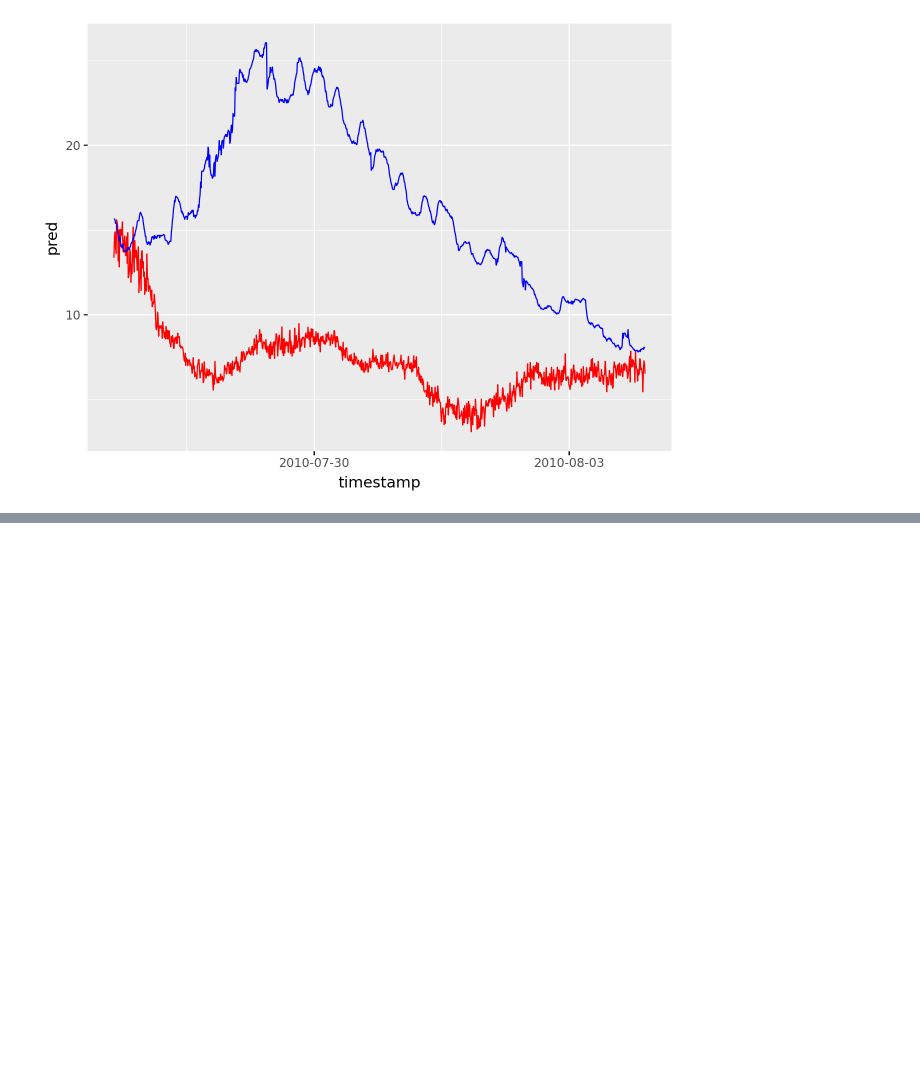
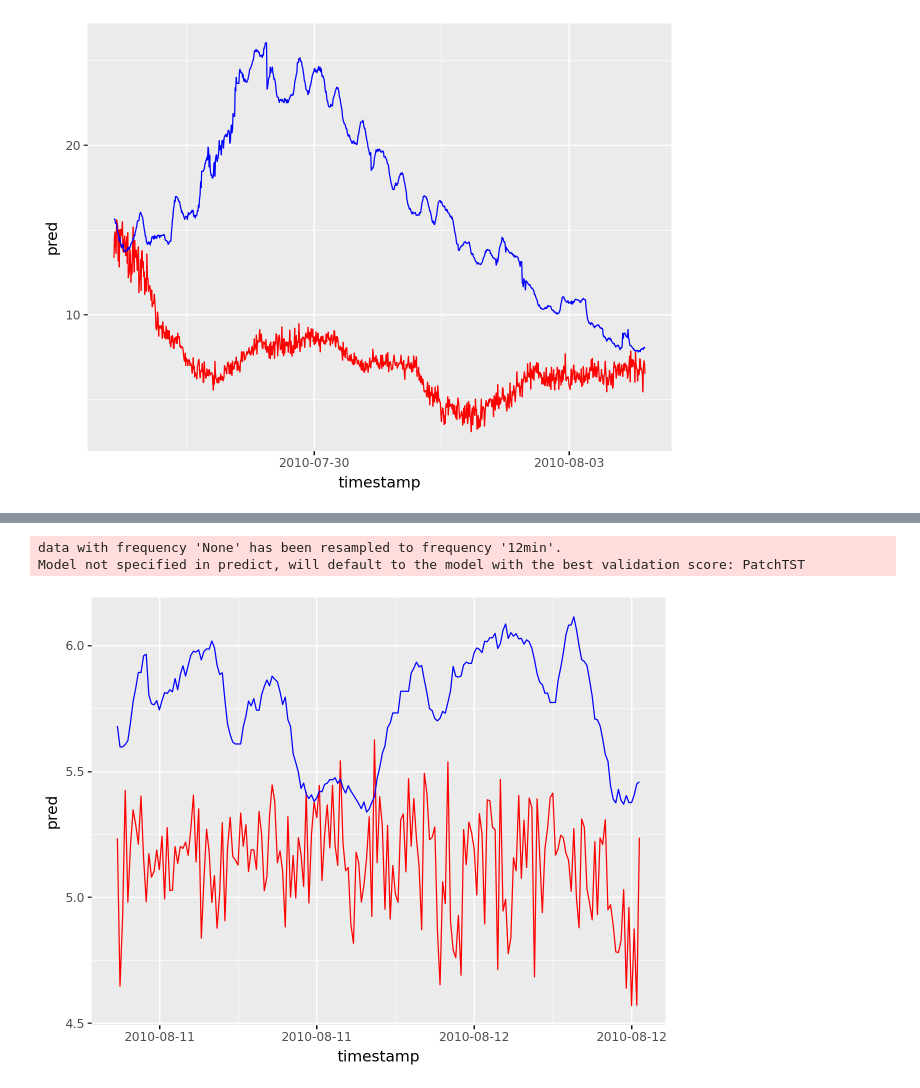
Before and after one commit to victorverma/urps_2025, a Jupyter notebook: notebooks/Jingyi_notebooks/01_try_patch.ipynb, the cells around one changed output, grey strips where cells are left out. Saved outputs shown, nothing was run; the diff lists cells and outputs as text; code cells hidden in the pictures; blank space fills up the shorter version.

```diff
--- a/notebooks/Jingyi_notebooks/01_try_patch.ipynb
+++ b/notebooks/Jingyi_notebooks/01_try_patch.ipynb
@@ -227,0 +279,29 @@ plot_df
+# %%
+y_bar = predictor.predict(train_data #,
+                        #   known_covariates= test_data[known_covariates_names][-prediction_length:]
+                          )["mean"]
+plot_df = pd.DataFrame( {
+    "pred" : y_bar,
+    "actual": test_data["target"].iloc[-prediction_length:,]
+})
+
+plot_df.reset_index(inplace=True)
+
+plot_df = pd.DataFrame( {
+    "pred" : y_bar,
+    "actual": test_data["target"].iloc[-prediction_length:,]
+})
+
+plot_df.reset_index(inplace=True)
+
+plot_df[["pred", "actual"]] = plot_df[["pred", "actual"]] / 1e21
+
+(
+    ggplot(data=plot_df, mapping= aes(x= "timestamp")) +
+    geom_line(aes(y = "pred"), color = "red") +
+    geom_line(aes(y = "actual"), color = "blue")
+)
+# %% [output]
+data with frequency 'None' has been resampled to frequency '12min'.
+Model not specified in predict, will default to the model with the best validation score: PatchTST
+[figure, added]
```
Also changed, not shown: parts of 51 cells of this notebook.
